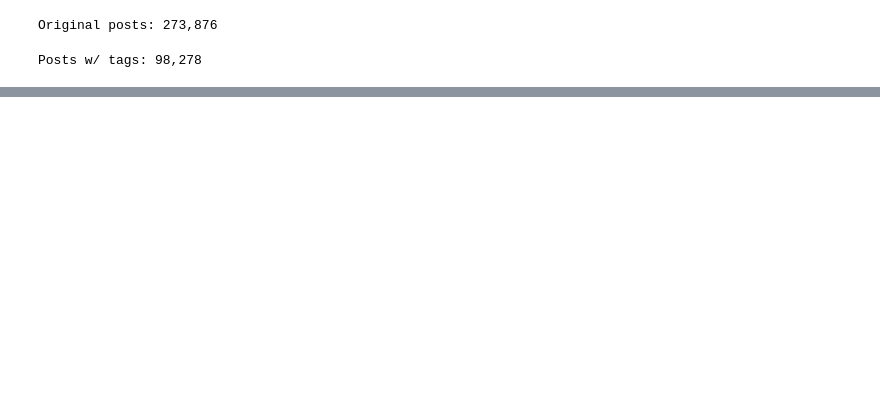
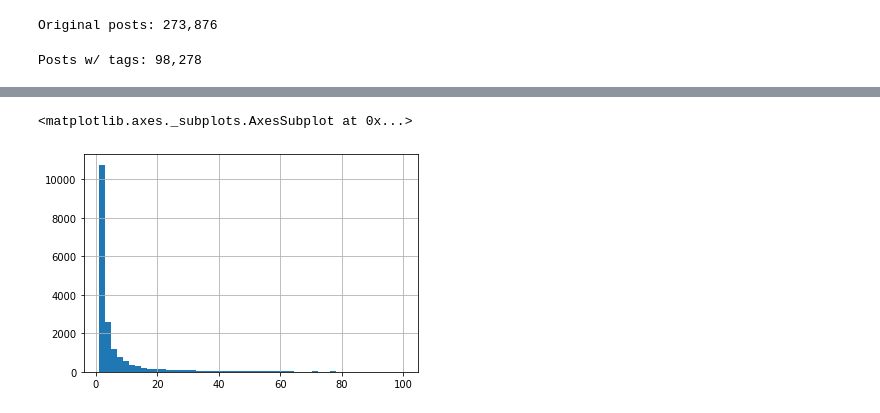
Before and after one commit to rjurney/deep_products, a Jupyter notebook: code/Deep Tag Labeler.ipynb, the cells around one changed output, grey strips where cells are left out. Saved outputs shown, nothing was run; the diff lists cells and outputs as text; code cells hidden in the pictures; blank space fills up the shorter version.

```diff
--- a/code/Deep Tag Labeler.ipynb
+++ b/code/Deep Tag Labeler.ipynb
@@ -333,0 +29,5 @@ AttributeError: 'numpy.dtype' object has no attribute 'base_dtype'
+# %%
+tag_posts['_Tag_List'] = tag_posts['_Tags'].apply(lambda x: re.findall('\<(.+?)\>', x))
+
+flat_tags = tag_posts.apply(lambda x: pd.Series(x['_Tag_List']),axis=1).stack().reset_index(level=1, drop=True)
+flat_tags.index
@@ -333,0 +46,7 @@ AttributeError: 'numpy.dtype' object has no attribute 'base_dtype'
+# %%
+%matplotlib inline
+
+import matplotlib.pyplot as plt
+
+tag_counts = flat_tags.groupby(flat_tags).count().sort_values(ascending=False)
+print(tag_counts[0:10])
@@ -333,0 +65,5 @@ AttributeError: 'numpy.dtype' object has no attribute 'base_dtype'
+# %%
+tag_counts[tag_counts <= 100].hist(bins=50)
+# %% [output]
+<matplotlib.axes._subplots.AxesSubplot at 0x...>
+[figure, added]
```
Also changed, not shown: parts of 45 cells of this notebook.
